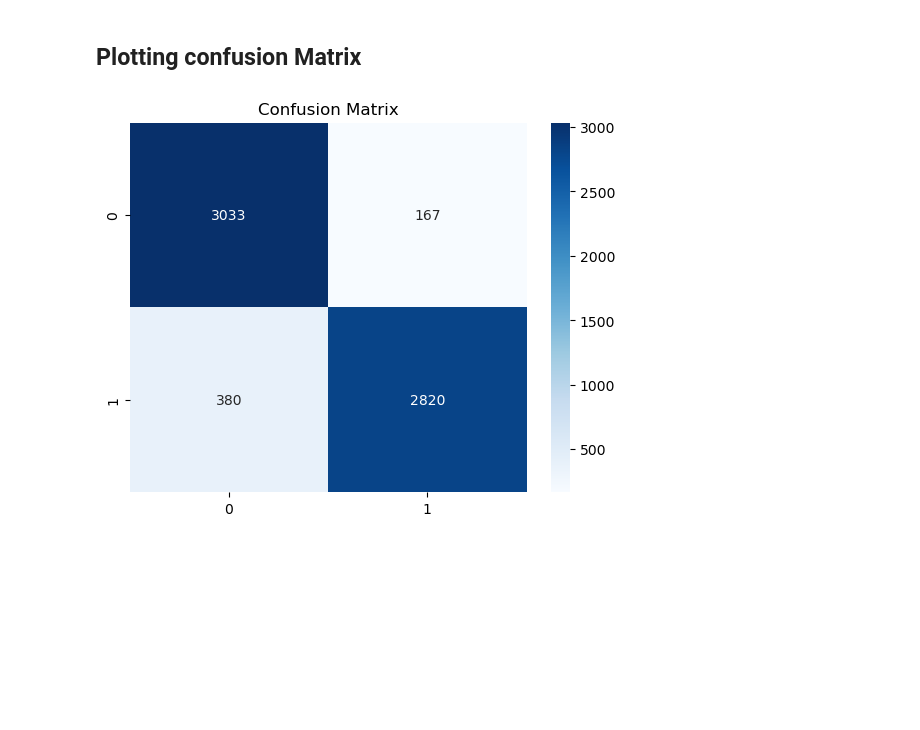
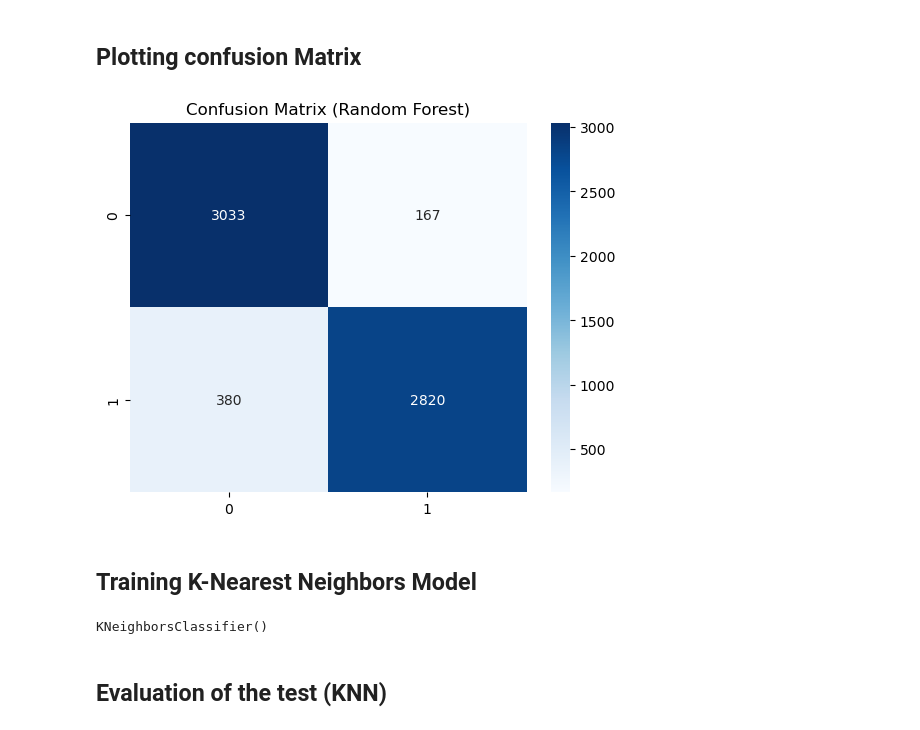
Before and after one commit to MH-Rohan-JU/Clickbait-detection-using-ML, a Jupyter notebook: clickbait_en.ipynb, the cells around one changed output. Saved outputs shown, nothing was run; the diff lists cells and outputs as text; code cells hidden in the pictures; blank space fills up the shorter version.

```diff
--- a/clickbait_en.ipynb
+++ b/clickbait_en.ipynb
@@ -89,7 +89,18 @@ weighted avg       0.92      0.91      0.91      6400
 # %%
 cm = confusion_matrix(y_test, y_pred)
 sns.heatmap(cm, annot=True, fmt='d', cmap='Blues')
-plt.title("Confusion Matrix")
+plt.title("Confusion Matrix (Random Forest)")
 plt.show()
 # %% [output]
-[figure, old version]
+[figure, new version]
+# %% [markdown]
+## Training K-Nearest Neighbors Model
+# %%
+from sklearn.neighbors import KNeighborsClassifier
+
+knn_cl = KNeighborsClassifier(n_neighbors=5,leaf_size=30, metric='minkowski', p=2)
+knn_cl.fit(X_train_vec, y_train)
+# %% [output]
+KNeighborsClassifier()
+# %% [markdown]
+## Evaluation of the test (KNN)
```
Also changed, not shown: parts of 2 cells of this notebook.
